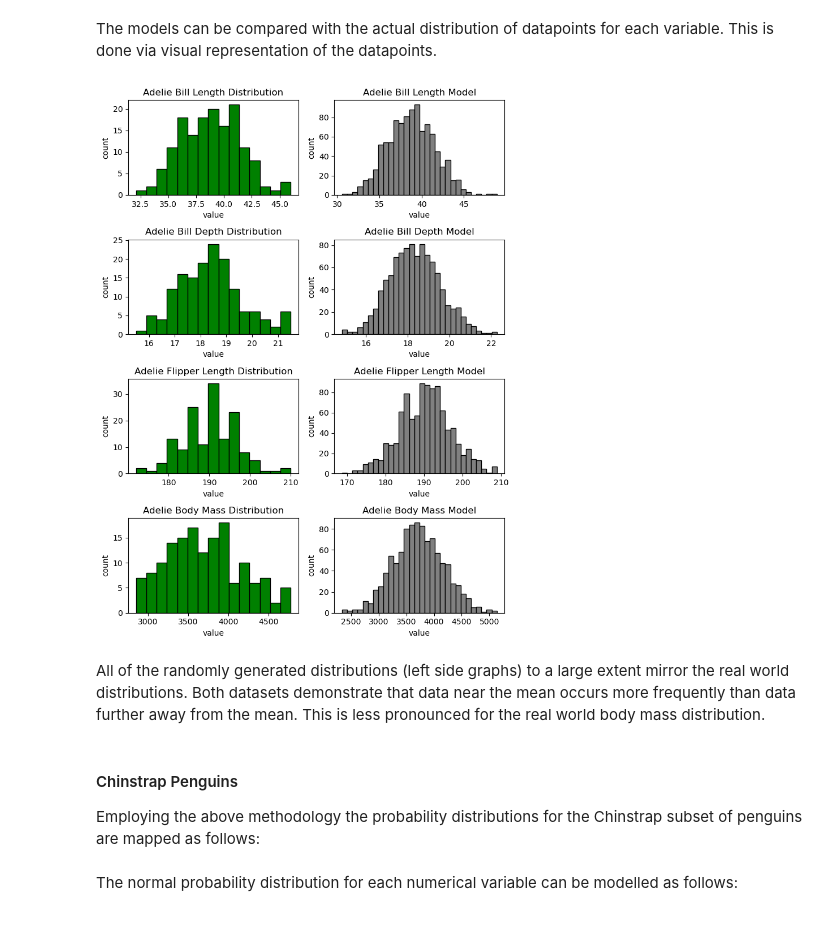
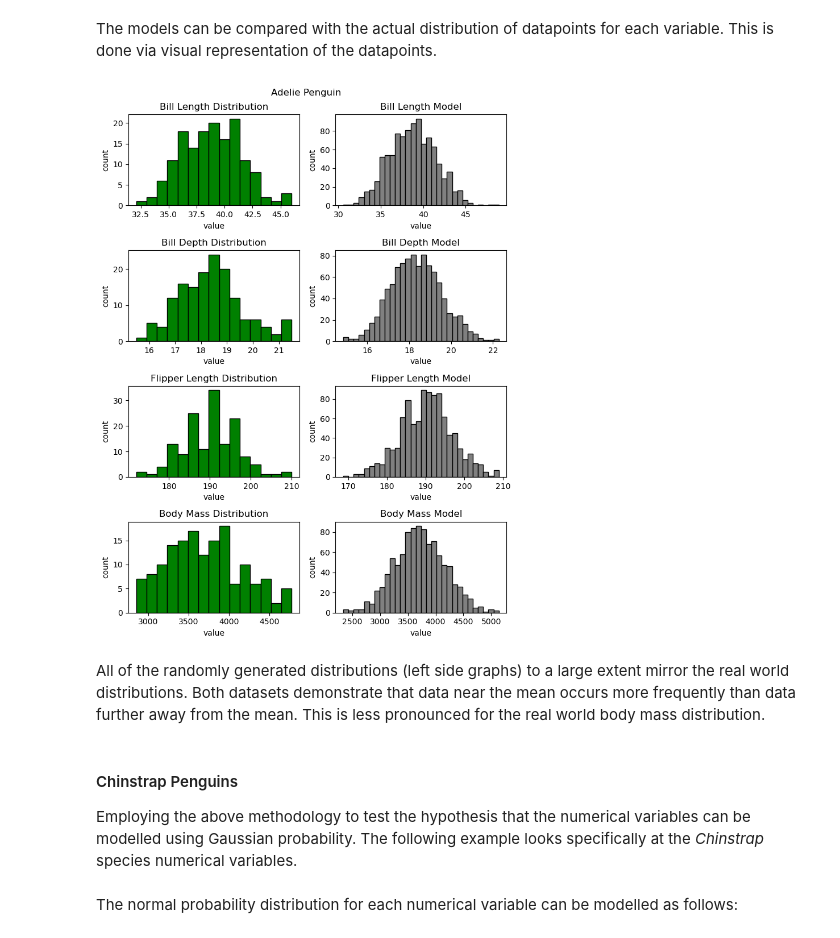
Before and after one commit to humphs078/data_analysis_fundamentals, a Jupyter notebook: tasks.ipynb, the cells around one changed output. Cells and saved outputs as stored; diff of their text form; code cells hidden in the pictures.

```diff
--- a/tasks.ipynb
+++ b/tasks.ipynb
@@ -482,6 +483,10 @@ import matplotlib.pyplot as plt
 # %%
 # result of randomly picking 10 male penguins, tested 1000 times.
 male_prob_test = np.random.binomial(10, .52, 1000)
+
+# plot histogram
+plt.rcParams["figure.figsize"] = [5, 5]
+plt.rcParams["figure.autolayout"] = True
 
 fig, axs = plt.subplots()
 axs.hist(male_prob_test, bins=10)
@@ -625,43 +634,44 @@ The models can be compared with the actual distribution of datapoints for each v
 # %%
 plt.rcParams["figure.figsize"] = [7.50, 10]
 plt.rcParams["figure.autolayout"] = True
 
 fig, axis = plt.subplots(4, 2)
 axis[0, 0].hist(penguins_copy_adelie['bill_length_mm'], color = 'green', edgecolor = 'black', bins=15)
-axis[0, 0].set_title("Adelie Bill Length Distribution")
+axis[0, 0].set_title("Bill Length Distribution")
 axis[0, 0].set(xlabel='value', ylabel='count')
 axis[0, 1].hist(adelie_bill_length_normal_prob_dist, color = 'grey', edgecolor = 'black', bins=30)
-axis[0, 1].set_title("Adelie Bill Length Model")
+axis[0, 1].set_title("Bill Length Model")
 axis[0, 1].set(xlabel='value', ylabel='count')
 axis[1, 0].hist(penguins_copy_adelie['bill_depth_mm'], color = 'green', edgecolor = 'black', bins=15)
-axis[1, 0].set_title("Adelie Bill Depth Distribution")
+axis[1, 0].set_title("Bill Depth Distribution")
 axis[1, 0].set(xlabel='value', ylabel='count')
 axis[1, 1].hist(adelie_bill_depth_normal_prob_dist, color = 'grey', edgecolor = 'black', bins=30)
-axis[1, 1].set_title("Adelie Bill Depth Model")
+axis[1, 1].set_title("Bill Depth Model")
 axis[1, 1].set(xlabel='value', ylabel='count')
 axis[2, 0].hist(penguins_copy_adelie['flipper_length_mm'], color = 'green', edgecolor = 'black', bins=15)
-axis[2, 0].set_title("Adelie Flipper Length Distribution")
+axis[2, 0].set_title("Flipper Length Distribution")
 axis[2, 0].set(xlabel='value', ylabel='count')
 axis[2, 1].hist(adelie_flipper_length_normal_prob_dist, color = 'grey', edgecolor = 'black', bins=30)
-axis[2, 1].set_title("Adelie Flipper Length Model")
+axis[2, 1].set_title("Flipper Length Model")
 axis[2, 1].set(xlabel='value', ylabel='count')
 axis[3, 0].hist(penguins_copy_adelie['body_mass_g'], color = 'green', edgecolor = 'black', bins=15)
-axis[3, 0].set_title("Adelie Body Mass Distribution")
+axis[3, 0].set_title("Body Mass Distribution")
 axis[3, 0].set(xlabel='value', ylabel='count')
 axis[3, 1].hist(adelie_body_mass_normal_prob_dist, color = 'grey', edgecolor = 'black', bins=30)
-axis[3, 1].set_title("Adelie Body Mass Model")
+axis[3, 1].set_title("Body Mass Model")
 axis[3, 1].set(xlabel='value', ylabel='count')
 
+plt.suptitle('Adelie Penguin')
 plt.tight_layout()
 plt.show()
 # %% [output]
-[figure, old version]
+[figure, new version]
 # %% [markdown]
 All of the randomly generated distributions (left side graphs) to a large extent mirror the real world distributions. Both datasets demonstrate that data near the mean occurs more frequently than data further away from the mean. This is less pronounced for the real world body mass distribution.
 # %% [markdown]
 #### Chinstrap Penguins <a id="chinstrap-penguins"></a>
 
-Employing the above methodology the probability distributions for the Chinstrap subset of penguins are mapped as follows:
+Employing the above methodology to test the hypothesis that the numerical variables can be modelled using Gaussian probability. The following example looks specifically at the *Chinstrap* species numerical variables.
 # %%
 # assign variables
 chinstrap_summary = penguins_copy_chinstrap.describe()
```
Also changed, not shown: parts of 15 cells of this notebook.
